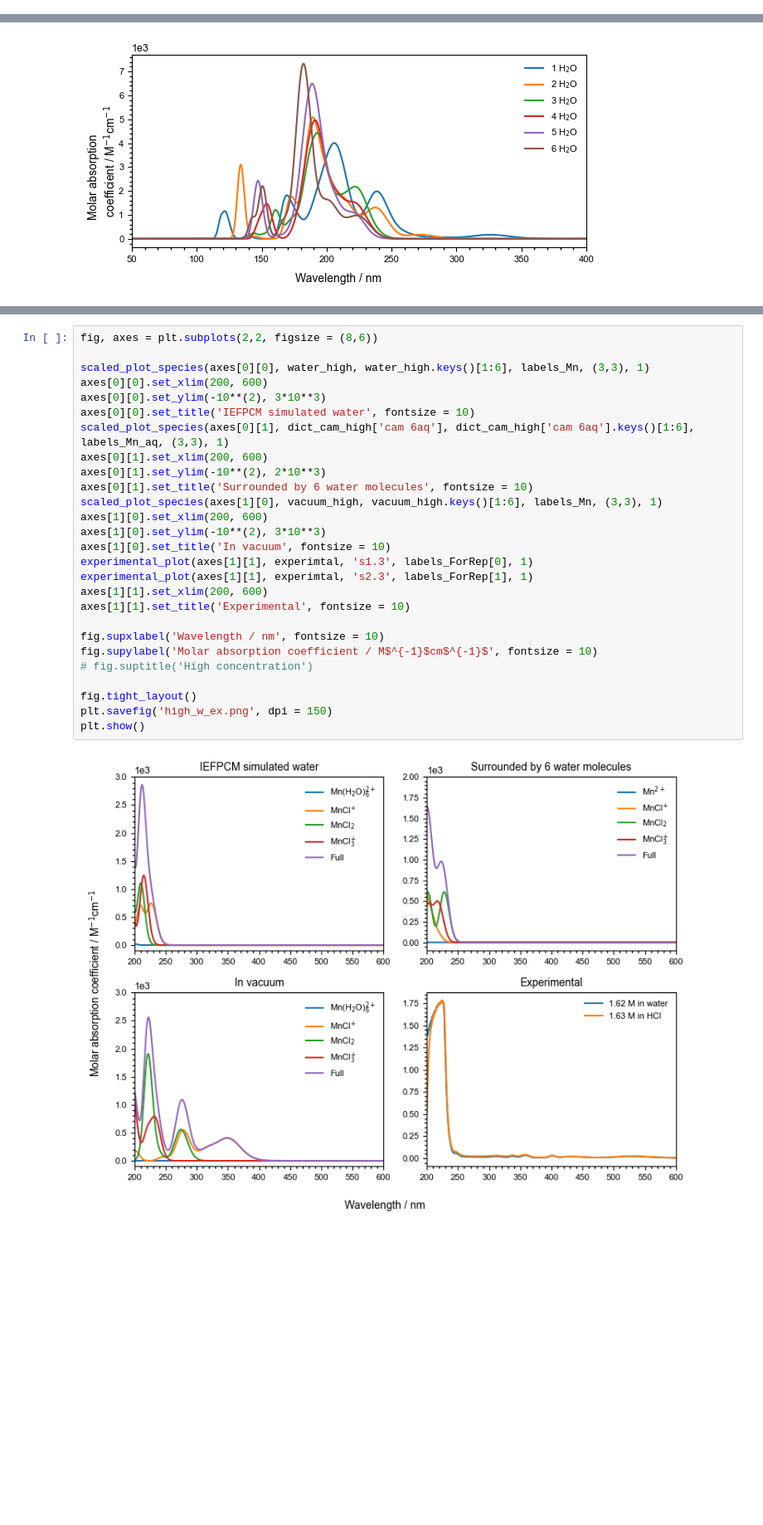
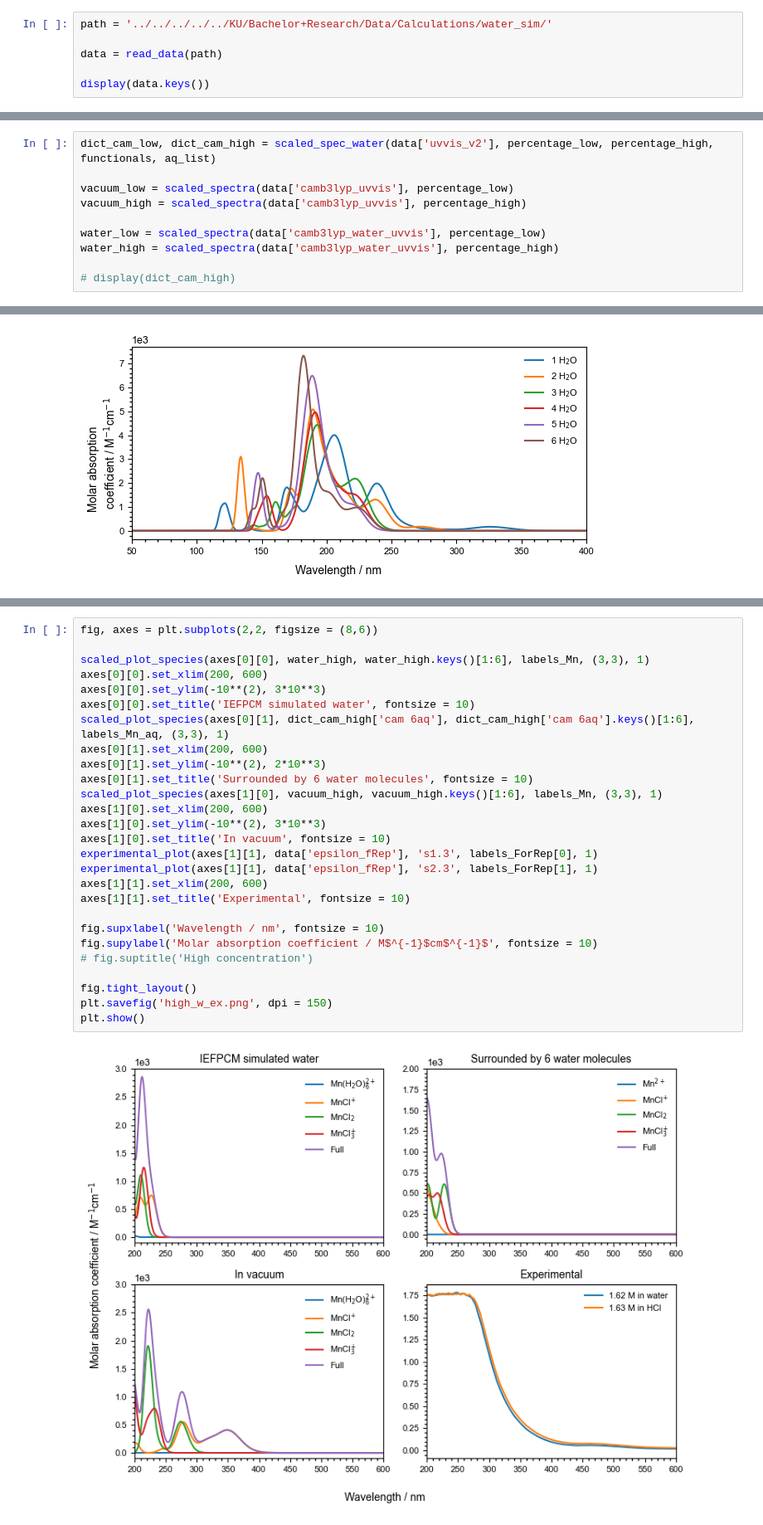
Before and after one commit to Normann25/Manganese-chlorides, a Jupyter notebook: Bachelor/Calculations/water_sim/water_sim_v2.ipynb, the cells around one changed output, grey strips where cells are left out. Shown at 83% size. Drawn from its saved outputs; the diff is of its cells as text; blank space fills up the shorter version.

```diff
--- a/Bachelor/Calculations/water_sim/water_sim_v2.ipynb
+++ b/Bachelor/Calculations/water_sim/water_sim_v2.ipynb
@@ -59,0 +24,6 @@ water_high = scaled_spectra(uvvis_water, percentage_high)
+# %%
+path = '../../../../../KU/Bachelor+Research/Data/Calculations/water_sim/'
+
+data = read_data(path)
+
+display(data.keys())
@@ -60,3 +32,13 @@ water_high = scaled_spectra(uvvis_water, percentage_high)
+# %%
+dict_cam_low, dict_cam_high = scaled_spec_water(data['uvvis_v2'], percentage_low, percentage_high, functionals, aq_list)
+
+vacuum_low = scaled_spectra(data['camb3lyp_uvvis'], percentage_low)
+vacuum_high = scaled_spectra(data['camb3lyp_uvvis'], percentage_high)
+
+water_low = scaled_spectra(data['camb3lyp_water_uvvis'], percentage_low)
+water_high = scaled_spectra(data['camb3lyp_water_uvvis'], percentage_high)
+
+# display(dict_cam_high)
 # %%
 fig, ax = plt.subplots(1,1, figsize = (6.3, 3))
 
@@ -175,29 +157,29 @@ plt.show()
 # %%
 fig, axes = plt.subplots(2,2, figsize = (8,6))
 
 scaled_plot_species(axes[0][0], water_high, water_high.keys()[1:6], labels_Mn, (3,3), 1)
 axes[0][0].set_xlim(200, 600)
 axes[0][0].set_ylim(-10**(2), 3*10**3)
 axes[0][0].set_title('IEFPCM simulated water', fontsize = 10)
 scaled_plot_species(axes[0][1], dict_cam_high['cam 6aq'], dict_cam_high['cam 6aq'].keys()[1:6], labels_Mn_aq, (3,3), 1)
 axes[0][1].set_xlim(200, 600)
 axes[0][1].set_ylim(-10**(2), 2*10**3)
 axes[0][1].set_title('Surrounded by 6 water molecules', fontsize = 10)
 scaled_plot_species(axes[1][0], vacuum_high, vacuum_high.keys()[1:6], labels_Mn, (3,3), 1)
 axes[1][0].set_xlim(200, 600)
 axes[1][0].set_ylim(-10**(2), 3*10**3)
 axes[1][0].set_title('In vacuum', fontsize = 10)
-experimental_plot(axes[1][1], experimtal, 's1.3', labels_ForRep[0], 1)
-experimental_plot(axes[1][1], experimtal, 's2.3', labels_ForRep[1], 1)
+experimental_plot(axes[1][1], data['epsilon_fRep'], 's1.3', labels_ForRep[0], 1)
+experimental_plot(axes[1][1], data['epsilon_fRep'], 's2.3', labels_ForRep[1], 1)
 axes[1][1].set_xlim(200, 600)
 axes[1][1].set_title('Experimental', fontsize = 10)
 
 fig.supxlabel('Wavelength / nm', fontsize = 10)
 fig.supylabel('Molar absorption coefficient / M$^{-1}$cm$^{-1}$', fontsize = 10)
 # fig.suptitle('High concentration')
 
 fig.tight_layout()
 plt.savefig('high_w_ex.png', dpi = 150)
 plt.show()
 # %% [output]
-[figure, old version]
+[figure, new version]
```
Also changed, not shown: parts of 8 cells of this notebook, 11 other files.
